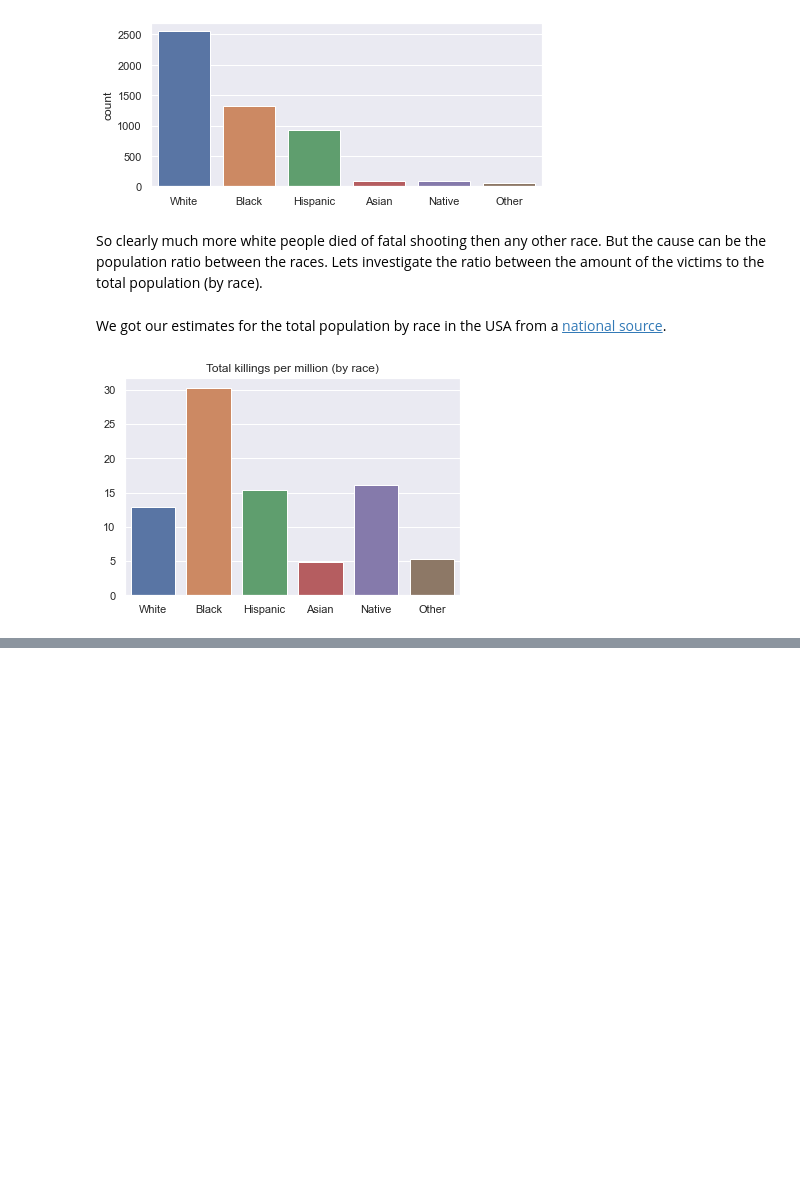
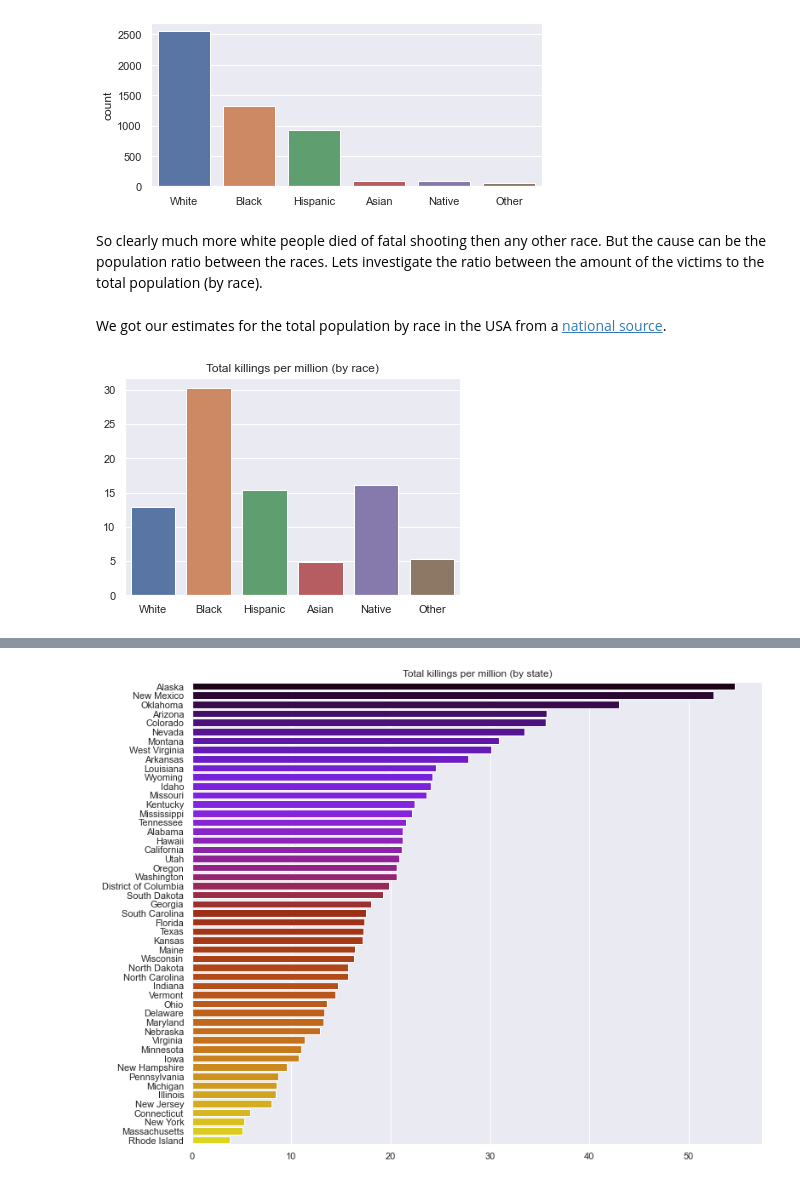
Before and after one commit to SagiPolaczek/Police_Shooting_Analysis, a Jupyter notebook: fps.ipynb, the cells around one changed output, grey strips where cells are left out. Cells and saved outputs as stored; diff of their text form; code cells hidden in the pictures; blank space fills up the shorter version.

```diff
--- a/fps.ipynb
+++ b/fps.ipynb
@@ -230,0 +242,82 @@ Later on we'll try to cross data attributes to, possibly, gain more conclusions.
+# %%
+# Total killing by state
+state_total_killings = fps_data['state'].value_counts()
+
+# Total population data
+pop_data_raw = pd.read_csv('data/pop_data.csv')
+state_total_population = pop_data_raw.loc[:,['NAME', 'POPESTIMATE2019']]
+
+# State abbreviated form dictionay (We'll need to access data more easily)
+
+us_state_abbrev = {
+    'AL': 'Alabama',
+    'AK': 'Alaska',
+    'AZ': 'Arizona',
+    'AR': 'Arkansas',
+    'CA': 'California',
+    'CO': 'Colorado',
+    'CT': 'Connecticut',
+    'DC': 'District of Columbia',
+    'DE': 'Delaware',
+    'FL': 'Florida',
+    'GA': 'Georgia',
+    'HI': 'Hawaii',
+    'ID': 'Idaho',
+    'IL': 'Illinois',
+    'IN': 'Indiana',
+    'IA': 'Iowa',
+    'KS': 'Kansas',
+    'KY': 'Kentucky',
+    'LA': 'Louisiana',
+    'ME': 'Maine',
+    'MD': 'Maryland',
+    'MA': 'Massachusetts',
+    'MI': 'Michigan',
+    'MN': 'Minnesota',
+    'MS': 'Mississippi',
+    'MO': 'Missouri',
+    'MT': 'Montana',
+    'NE': 'Nebraska',
+    'NV': 'Nevada',
+    'NH': 'New Hampshire',
+    'NJ': 'New Jersey',
+    'NM': 'New Mexico',
+    'NY': 'New York',
+    'NC': 'North Carolina',
+    'ND': 'North Dakota',
+    'OH': 'Ohio',
+    'OK': 'Oklahoma',
+    'OR': 'Oregon',
+    'PA': 'Pennsylvania',
+    'RI': 'Rhode Island',
+    'SC': 'South Carolina',
+    'SD': 'South Dakota',
+    'TN': 'Tennessee',
+    'TX': 'Texas',
+    'UT': 'Utah',
+    'VT': 'Vermont',
+    'VA': 'Virginia',
+    'WA': 'Washington',
+    'WV': 'West Virginia',
+    'WI': 'Wisconsin',
+    'WY': 'Wyoming',
+}
+
+####
+# Arrange data
+state_total_population.drop(index=range(5), inplace=True)
+state_total_population.set_index('NAME', inplace=True)
+state_total_killings.rename(us_state_abbrev2, inplace=True)
+
+
+# Killings/Population ratio data
+state_ratio_kp = {state:state_total_killings.loc[state]/state_total_population.loc[state].values[0]*1_000_000
+                         for state in state_total_killings.index}
+state_ratio_kp = pd.Series(state_ratio_kp).sort_values(ascending=False)
+
+
+# Plotting
+plt.figure(figsize=(12,10))
+ax_state_per_million = sns.barplot(y=state_ratio_kp.index, x=state_ratio_kp.values, palette='gnuplot').set(title='Total killings per million (by state)')
+# %% [output]
+[figure, added]
```
Also changed, not shown: parts of 7 cells of this notebook, 3 other files.
